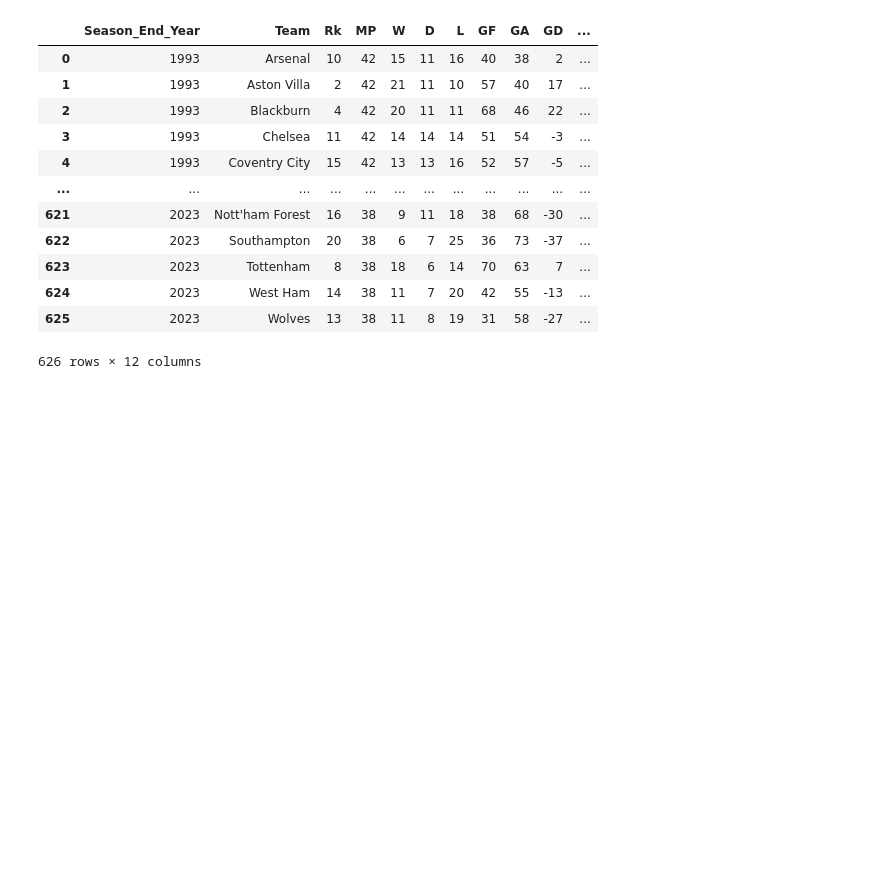
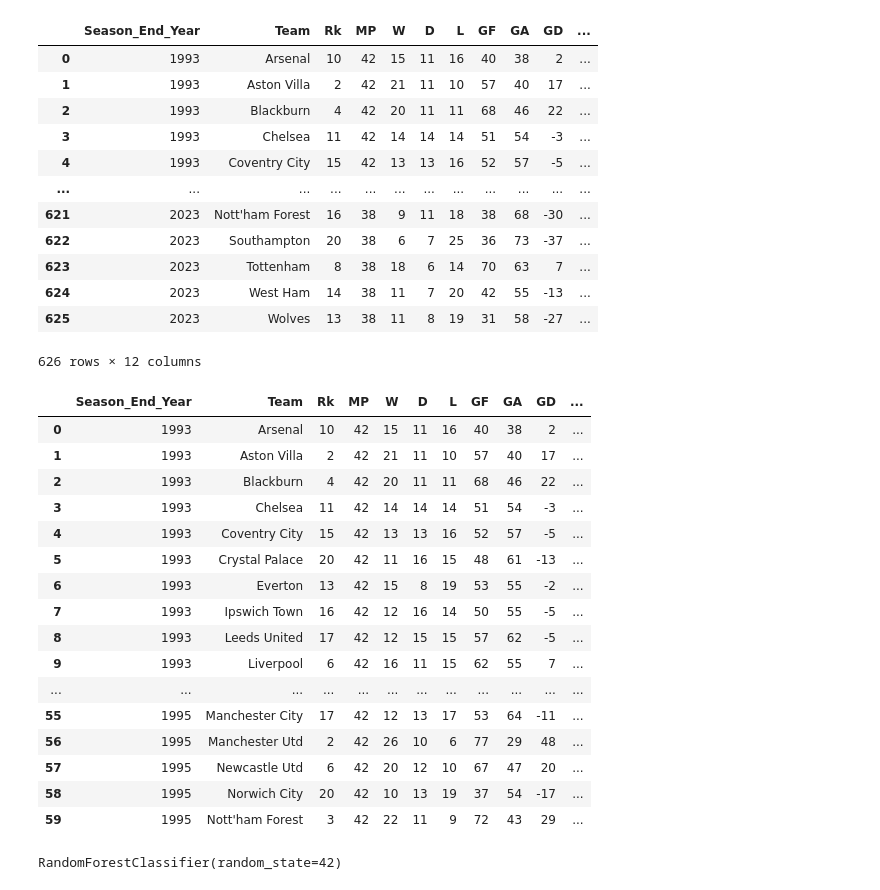
Before and after one commit to codegirl254/Predicting-2025-2030-epl-winners, a Jupyter notebook: EPL-Predictions.ipynb, the cells around one changed output. Drawn from its saved outputs; the diff is of its cells as text; code cells hidden in the pictures; blank space fills up the shorter version.

```diff
--- a/EPL-Predictions.ipynb
+++ b/EPL-Predictions.ipynb
@@ -78,0 +83,20 @@ epl_data
+# %%
+epl_data.head(60)
+# %% [output]
+|  | Season_End_Year | Team | Rk | MP | W | D | L | GF | GA | GD | ... |
+| 0 | 1993 | Arsenal | 10 | 42 | 15 | 11 | 16 | 40 | 38 | 2 | ... |
+| 1 | 1993 | Aston Villa | 2 | 42 | 21 | 11 | 10 | 57 | 40 | 17 | ... |
+| 2 | 1993 | Blackburn | 4 | 42 | 20 | 11 | 11 | 68 | 46 | 22 | ... |
+| 3 | 1993 | Chelsea | 11 | 42 | 14 | 14 | 14 | 51 | 54 | -3 | ... |
+| 4 | 1993 | Coventry City | 15 | 42 | 13 | 13 | 16 | 52 | 57 | -5 | ... |
+| 5 | 1993 | Crystal Palace | 20 | 42 | 11 | 16 | 15 | 48 | 61 | -13 | ... |
+| 6 | 1993 | Everton | 13 | 42 | 15 | 8 | 19 | 53 | 55 | -2 | ... |
+| 7 | 1993 | Ipswich Town | 16 | 42 | 12 | 16 | 14 | 50 | 55 | -5 | ... |
+| 8 | 1993 | Leeds United | 17 | 42 | 12 | 15 | 15 | 57 | 62 | -5 | ... |
+| 9 | 1993 | Liverpool | 6 | 42 | 16 | 11 | 15 | 62 | 55 | 7 | ... |
+| ... | ... | ... | ... | ... | ... | ... | ... | ... | ... | ... | ... |
+| 55 | 1995 | Manchester City | 17 | 42 | 12 | 13 | 17 | 53 | 64 | -11 | ... |
+| 56 | 1995 | Manchester Utd | 2 | 42 | 26 | 10 | 6 | 77 | 29 | 48 | ... |
+| 57 | 1995 | Newcastle Utd | 6 | 42 | 20 | 12 | 10 | 67 | 47 | 20 | ... |
+| 58 | 1995 | Norwich City | 20 | 42 | 10 | 13 | 19 | 37 | 54 | -17 | ... |
+| 59 | 1995 | Nott'ham Forest | 3 | 42 | 22 | 11 | 9 | 72 | 43 | 29 | ... |
@@ -78,0 +111,8 @@ epl_data
+# %%
+from sklearn.ensemble import RandomForestClassifier
+
+# Initialize and train the model
+model = RandomForestClassifier(n_estimators=100, random_state=42)
+model.fit(x_train, y_train)
+# %% [output]
+RandomForestClassifier(random_state=42)
```
Also changed, not shown: parts of 10 cells of this notebook.
